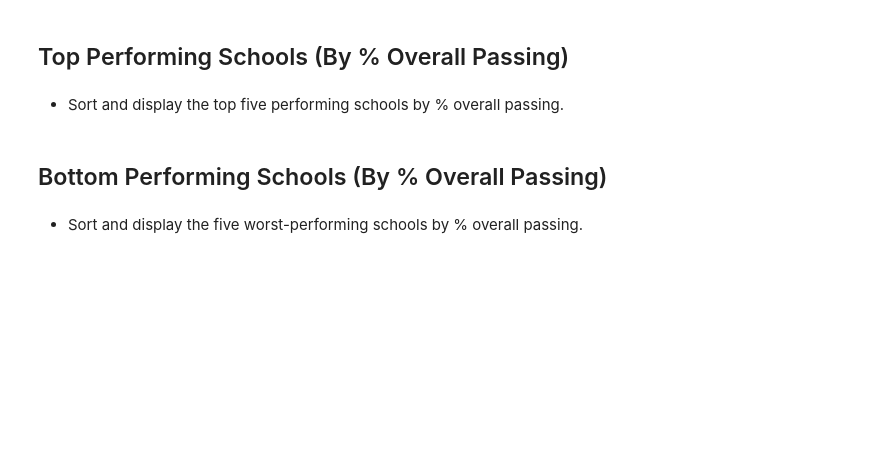
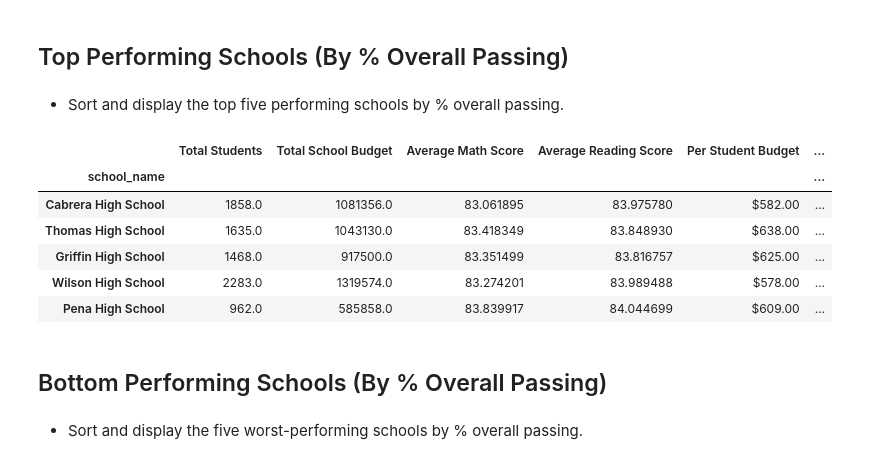
Before and after one commit to kehull/pandas-challenge, a Jupyter notebook: PyCitySchools/PyCitySchools.ipynb, the cells around one changed output. Cells and saved outputs as stored; diff of their text form; code cells hidden in the pictures; blank space fills up the shorter version.

```diff
--- a/PyCitySchools/PyCitySchools.ipynb
+++ b/PyCitySchools/PyCitySchools.ipynb
@@ -141,6 +140,16 @@ School_Comparison
 ## Top Performing Schools (By % Overall Passing)
 # %% [markdown]
 * Sort and display the top five performing schools by % overall passing.
+# %%
+School_Comparison.sort_values(by=['% Overall Passing'], ascending=False,).head()
+# %% [output]
+|  | Total Students | Total School Budget | Average Math Score | Average Reading Score | Per Student Budget | ... |
+| school_name |  |  |  |  |  | ... |
+| Cabrera High School | 1858.0 | 1081356.0 | 83.061895 | 83.975780 | $582.00 | ... |
+| Thomas High School | 1635.0 | 1043130.0 | 83.418349 | 83.848930 | $638.00 | ... |
+| Griffin High School | 1468.0 | 917500.0 | 83.351499 | 83.816757 | $625.00 | ... |
+| Wilson High School | 2283.0 | 1319574.0 | 83.274201 | 83.989488 | $578.00 | ... |
+| Pena High School | 962.0 | 585858.0 | 83.839917 | 84.044699 | $609.00 | ... |
 # %% [markdown]
 ## Bottom Performing Schools (By % Overall Passing)
 # %% [markdown]
```
Also changed, not shown: parts of 5 cells of this notebook.
